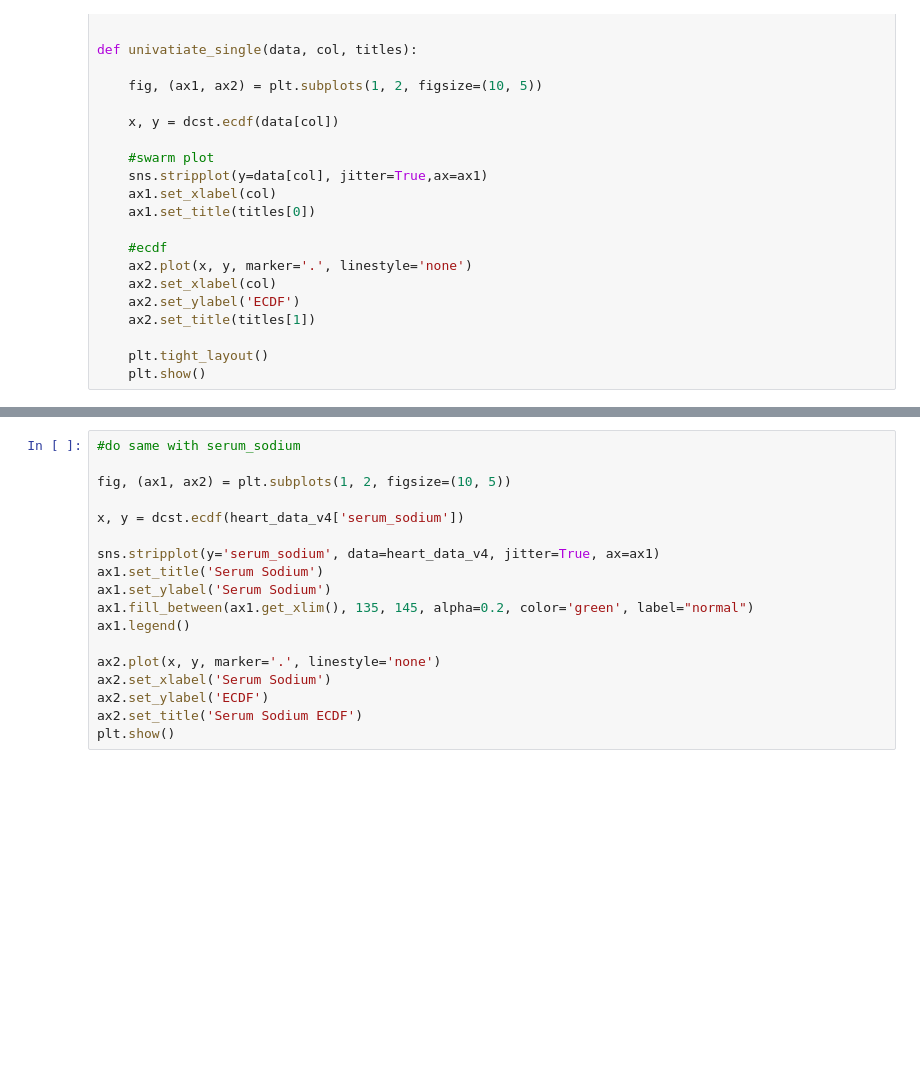
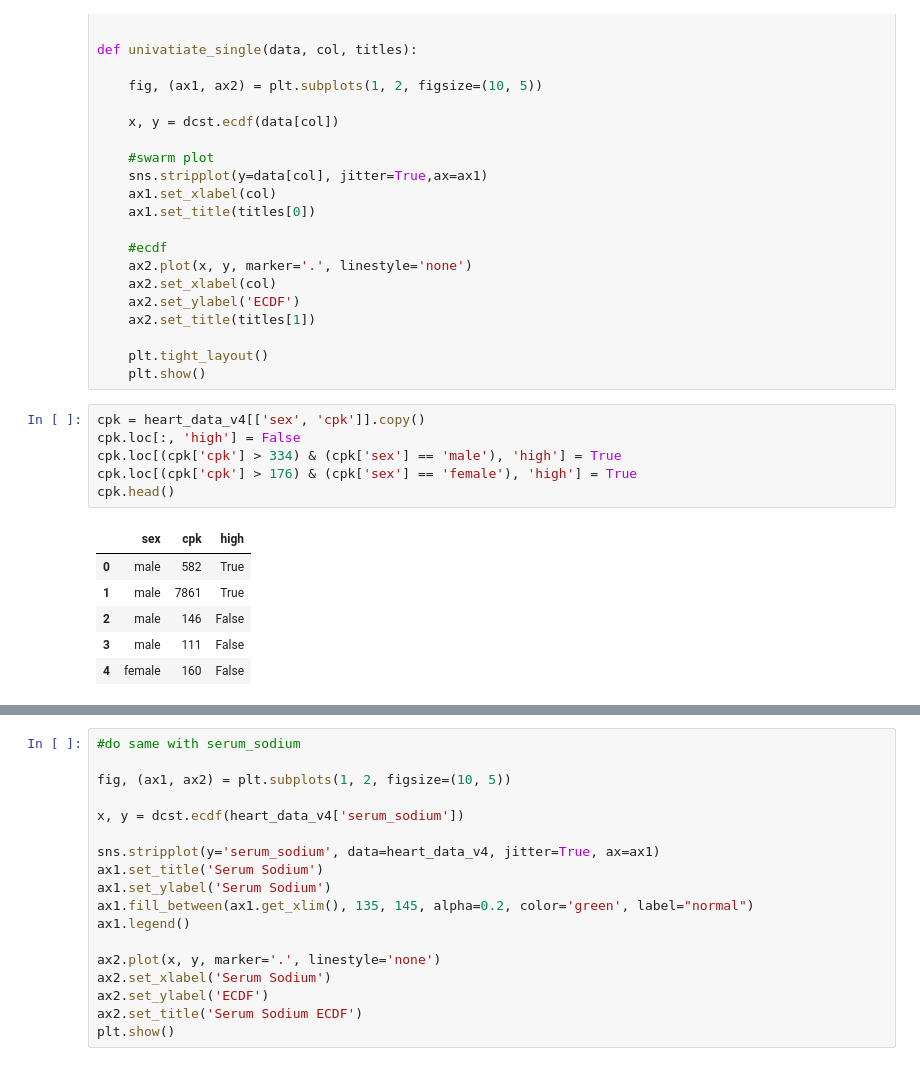
Before and after one commit to masterbatcoderman10/heart_failure_analysis, a Jupyter notebook: analysis.ipynb, the cells around one changed output, grey strips where cells are left out. Cells and saved outputs as stored; diff of their text form; blank space fills up the shorter version.

```diff
--- a/analysis.ipynb
+++ b/analysis.ipynb
@@ -274,3 +282,16 @@ def univatiate_single(data, col, titles):
 
     plt.tight_layout()
     plt.show()
+# %%
+cpk = heart_data_v4[['sex', 'cpk']].copy()
+cpk.loc[:, 'high'] = False
+cpk.loc[(cpk['cpk'] > 334) & (cpk['sex'] == 'male'), 'high'] = True
+cpk.loc[(cpk['cpk'] > 176) & (cpk['sex'] == 'female'), 'high'] = True
+cpk.head()
+# %% [output]
+|  | sex | cpk | high |
+| 0 | male | 582 | True |
+| 1 | male | 7861 | True |
+| 2 | male | 146 | False |
+| 3 | male | 111 | False |
+| 4 | female | 160 | False |
```
Also changed, not shown: parts of 5 cells of this notebook.
